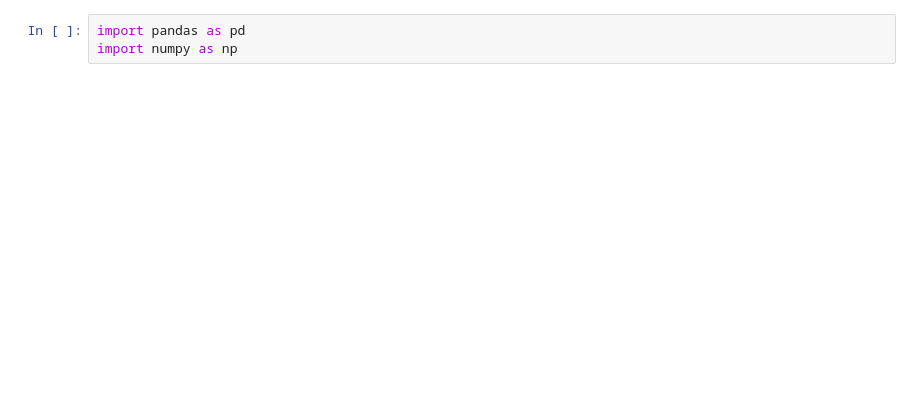
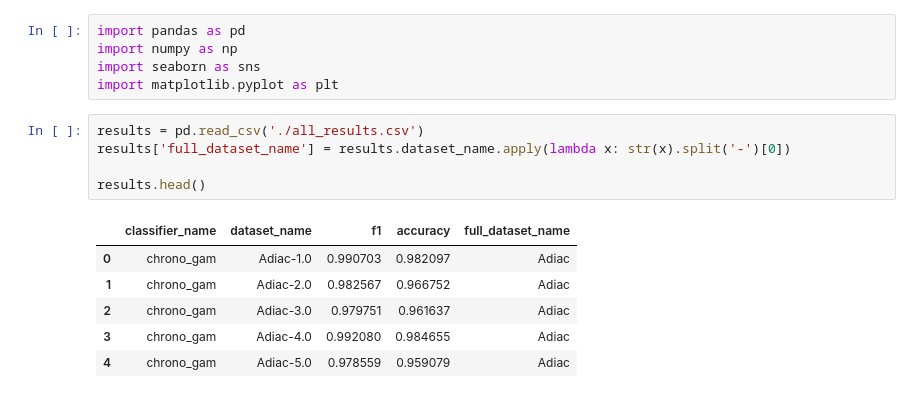
Before and after one commit to jose-gilberto/chronogam, a Jupyter notebook: result/result_analysis.ipynb, the cells around one changed output. Drawn from its saved outputs; the diff is of its cells as text; blank space fills up the shorter version.

```diff
--- a/result/result_analysis.ipynb
+++ b/result/result_analysis.ipynb
@@ -1,3 +1,17 @@
 # %%
 import pandas as pd
 import numpy as np
+import seaborn as sns
+import matplotlib.pyplot as plt
+# %%
+results = pd.read_csv('./all_results.csv')
+results['full_dataset_name'] = results.dataset_name.apply(lambda x: str(x).split('-')[0])
+
+results.head()
+# %% [output]
+|  | classifier_name | dataset_name | f1 | accuracy | full_dataset_name |
+| 0 | chrono_gam | Adiac-1.0 | 0.990703 | 0.982097 | Adiac |
+| 1 | chrono_gam | Adiac-2.0 | 0.982567 | 0.966752 | Adiac |
+| 2 | chrono_gam | Adiac-3.0 | 0.979751 | 0.961637 | Adiac |
+| 3 | chrono_gam | Adiac-4.0 | 0.992080 | 0.984655 | Adiac |
+| 4 | chrono_gam | Adiac-5.0 | 0.978559 | 0.959079 | Adiac |
```
Also changed, not shown: parts of 30 cells of this notebook, 26 other files.
